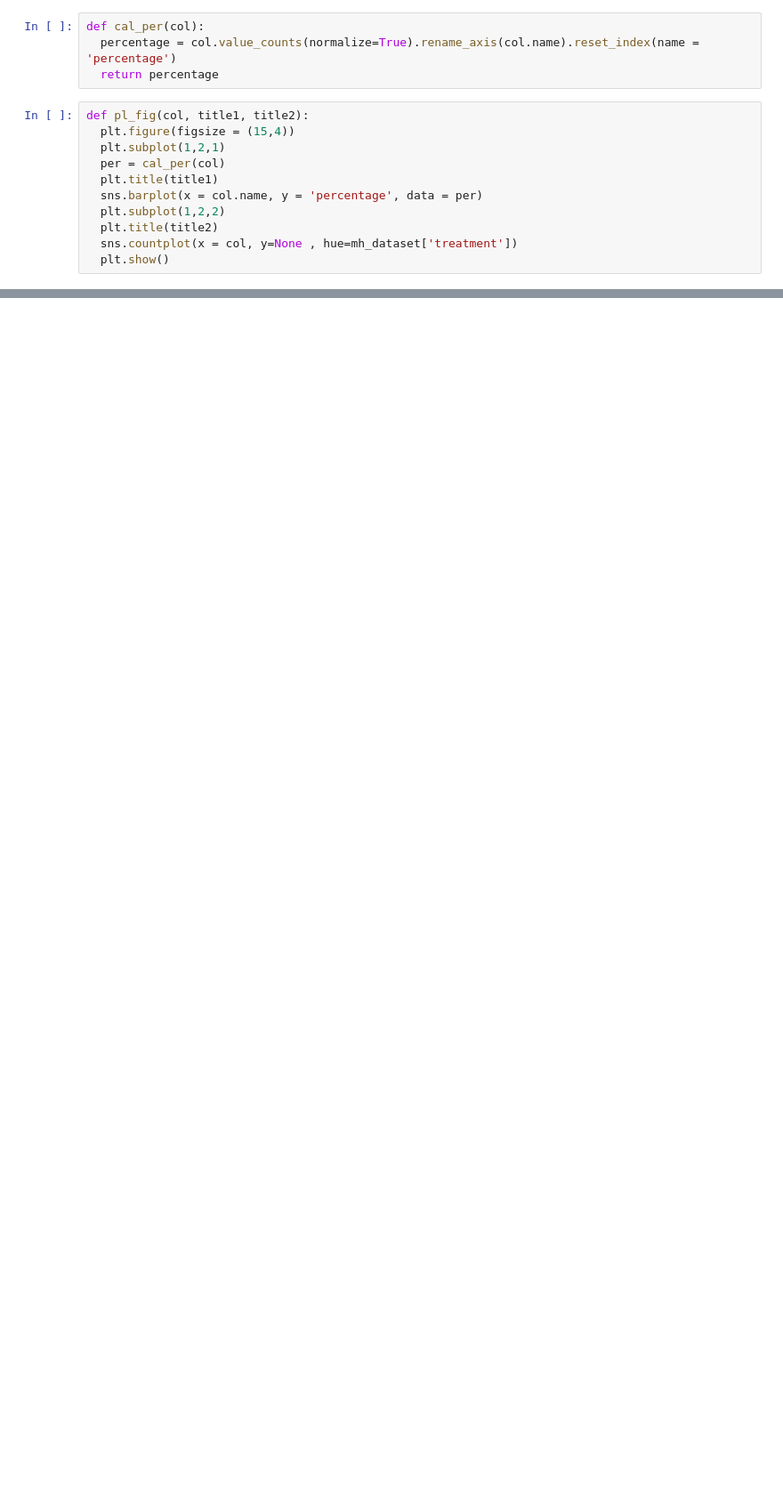
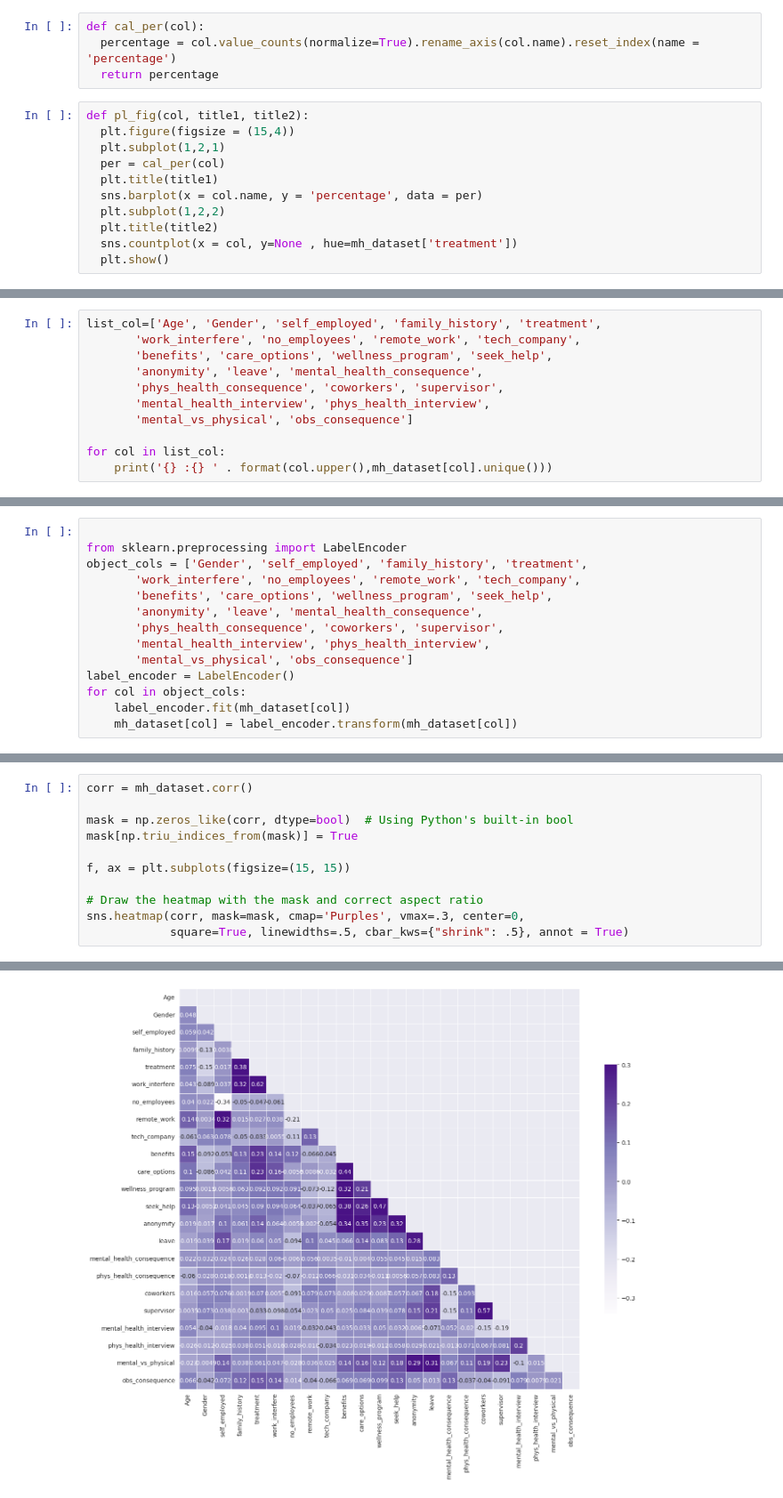
Before and after one commit to as53175n/MENTAL-HEALTH-PROJECT, a Jupyter notebook: Code2review.ipynb, the cells around one changed output, grey strips where cells are left out. Shown at 89% size. Saved outputs shown, nothing was run; the diff lists cells and outputs as text; blank space fills up the shorter version.

```diff
--- a/Code2review.ipynb
+++ b/Code2review.ipynb
@@ -316,0 +360,11 @@ pl_fig(mh_dataset['obs_consequence'],title1, title1)
+# %%
+list_col=['Age', 'Gender', 'self_employed', 'family_history', 'treatment',
+       'work_interfere', 'no_employees', 'remote_work', 'tech_company',
+       'benefits', 'care_options', 'wellness_program', 'seek_help',
+       'anonymity', 'leave', 'mental_health_consequence',
+       'phys_health_consequence', 'coworkers', 'supervisor',
+       'mental_health_interview', 'phys_health_interview',
+       'mental_vs_physical', 'obs_consequence']
+
+for col in list_col:
+    print('{} :{} ' . format(col.upper(),mh_dataset[col].unique()))
@@ -316,0 +389,14 @@ pl_fig(mh_dataset['obs_consequence'],title1, title1)
+# %%
+
+from sklearn.preprocessing import LabelEncoder
+object_cols = ['Gender', 'self_employed', 'family_history', 'treatment',
+       'work_interfere', 'no_employees', 'remote_work', 'tech_company',
+       'benefits', 'care_options', 'wellness_program', 'seek_help',
+       'anonymity', 'leave', 'mental_health_consequence',
+       'phys_health_consequence', 'coworkers', 'supervisor',
+       'mental_health_interview', 'phys_health_interview',
+       'mental_vs_physical', 'obs_consequence']
+label_encoder = LabelEncoder()
+for col in object_cols:
+    label_encoder.fit(mh_dataset[col])
+    mh_dataset[col] = label_encoder.transform(mh_dataset[col])
@@ -316,0 +411,12 @@ pl_fig(mh_dataset['obs_consequence'],title1, title1)
+# %%
+corr = mh_dataset.corr()
+
+mask = np.zeros_like(corr, dtype=bool)  # Using Python's built-in bool
+mask[np.triu_indices_from(mask)] = True
+
+f, ax = plt.subplots(figsize=(15, 15))
+
+# Draw the heatmap with the mask and correct aspect ratio
+sns.heatmap(corr, mask=mask, cmap='Purples', vmax=.3, center=0,
+            square=True, linewidths=.5, cbar_kws={"shrink": .5}, annot = True)
+# %% [output]
@@ -316,0 +424 @@ pl_fig(mh_dataset['obs_consequence'],title1, title1)
+[figure, added]
```
Also changed, not shown: parts of 32 cells of this notebook.
